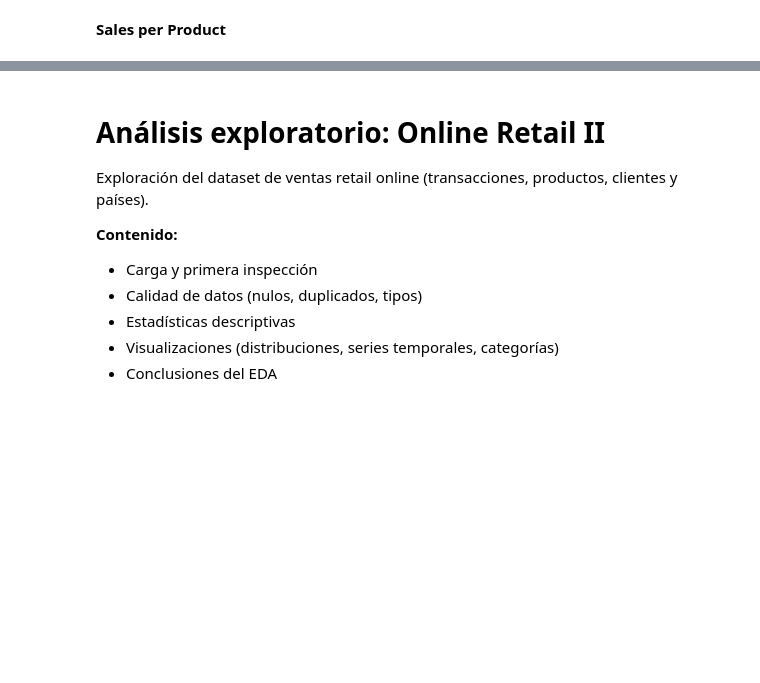
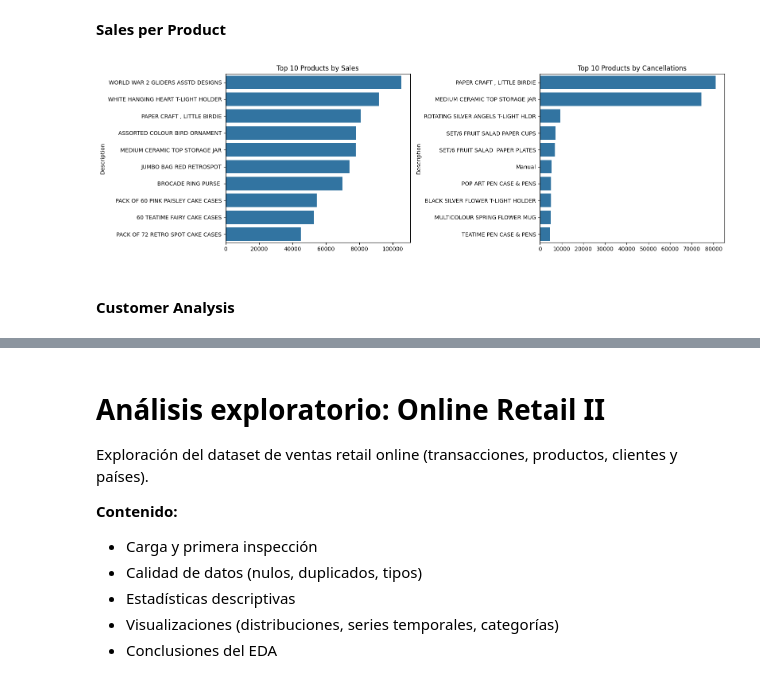
Before and after one commit to EnricPH/Evolve_ML_Project, a Jupyter notebook: notebooks/ML_Project.ipynb, the cells around one changed output, grey strips where cells are left out. Saved outputs shown, nothing was run; the diff lists cells and outputs as text; code cells hidden in the pictures; blank space fills up the shorter version.

```diff
--- a/notebooks/ML_Project.ipynb
+++ b/notebooks/ML_Project.ipynb
@@ -378,2 +352,22 @@ NameError: name 'df_copy' is not defined
 # %% [markdown]
 **Sales per Product**
+# %%
+# Aggregate
+product_sales = df_copy[df_copy["Quantity"] > 0].groupby("Description")["Quantity"].sum().sort_values(ascending=False)
+product_cancellations = df_copy[df_copy["Quantity"] < 0].groupby("Description")["Quantity"].sum().abs().sort_values(ascending=False)
+
+# Plot
+fig, axes = plt.subplots(1, 2, figsize=(16, 5))
+
+sns.barplot(x=product_sales.values[:10], y=product_sales.index[:10], ax=axes[0])
+axes[0].set_title("Top 10 Products by Sales")
+
+sns.barplot(x=product_cancellations.values[:10], y=product_cancellations.index[:10], ax=axes[1])
+axes[1].set_title("Top 10 Products by Cancellations")
+
+plt.tight_layout()
+plt.show()
+# %% [output]
+[figure, added]
+# %% [markdown]
+#### **Customer Analysis**
```
Also changed, not shown: parts of 20 cells of this notebook, 5 other files.
